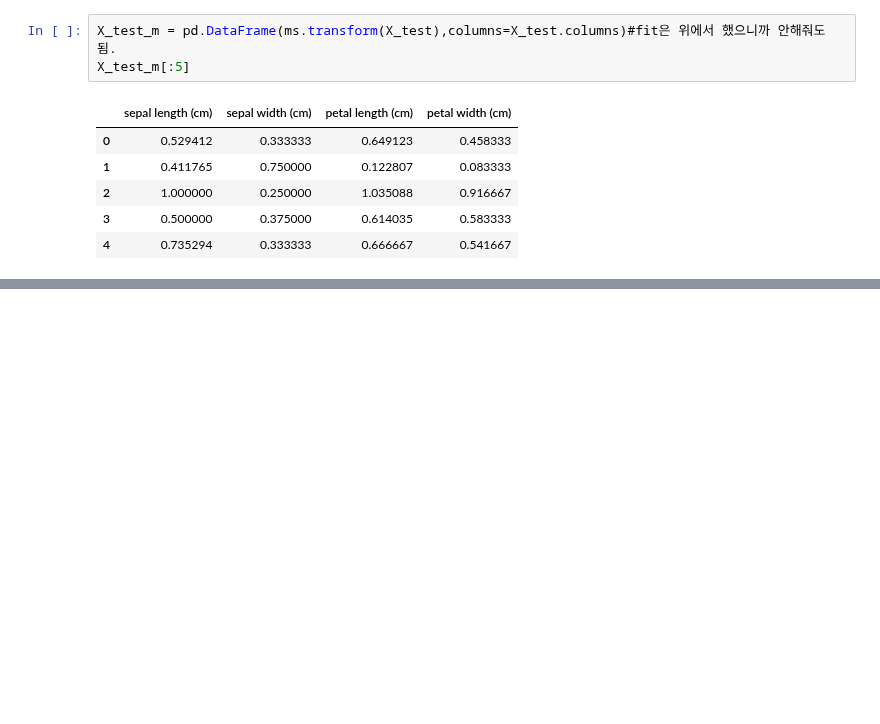
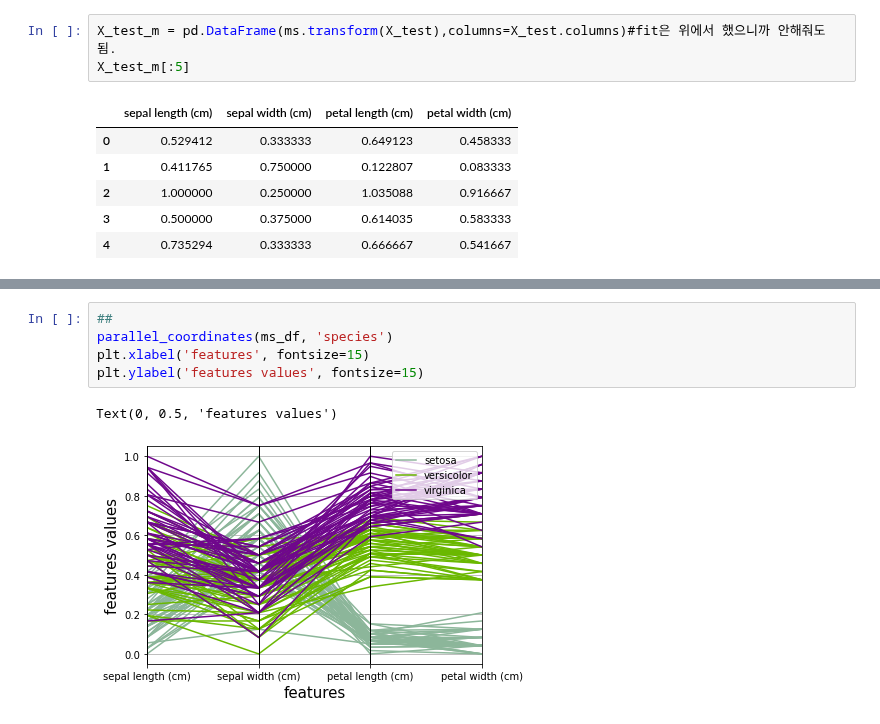
Before and after one commit to jinhuioh/Hi_ai, a Jupyter notebook: data11-day64/iris_scaling_gridsearch-confusionmatrix.ipynb, the cells around one changed output, grey strips where cells are left out. Saved outputs shown, nothing was run; the diff lists cells and outputs as text; blank space fills up the shorter version.

```diff
--- a/data11-day64/iris_scaling_gridsearch-confusionmatrix.ipynb
+++ b/data11-day64/iris_scaling_gridsearch-confusionmatrix.ipynb
@@ -357,0 +375,8 @@ X_test_values.head()
+# %%
+##
+parallel_coordinates(ms_df, 'species')
+plt.xlabel('features', fontsize=15)
+plt.ylabel('features values', fontsize=15)
+# %% [output]
+Text(0, 0.5, 'features values')
+[figure, added]
```
Also changed, not shown: parts of 17 cells of this notebook.
